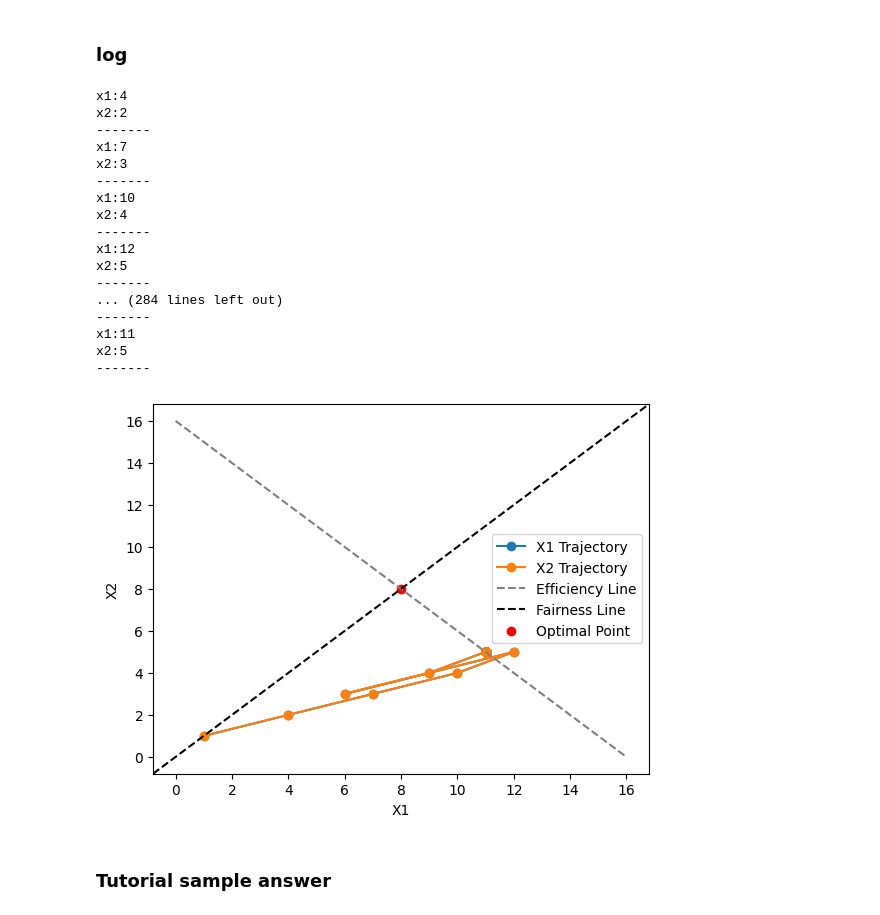
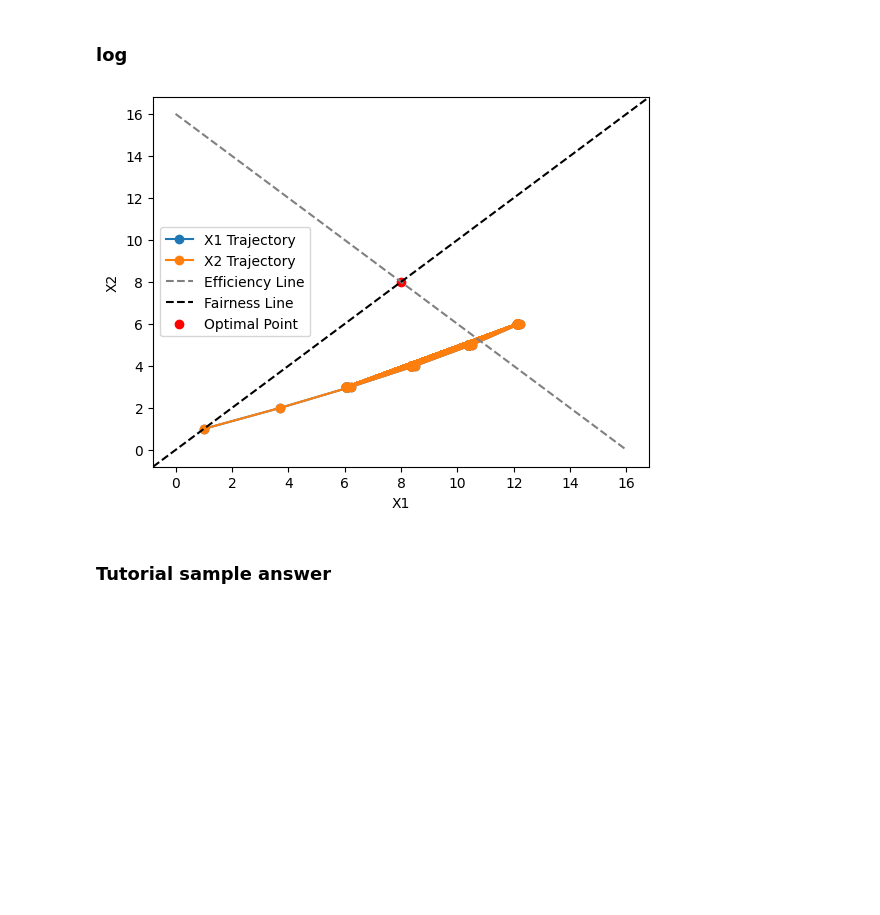
Before and after one commit to Eugene7997/CZ4052_individual_project, a Jupyter notebook: testing.ipynb, the cells around one changed output. Saved outputs shown, nothing was run; the diff lists cells and outputs as text; code cells hidden in the pictures; blank space fills up the shorter version.

```diff
--- a/testing.ipynb
+++ b/testing.ipynb
@@ -294,67 +333,42 @@ for _ in range(num_steps):
     x1 = X1_values[-1]
     x2 = X2_values[-1]
 
-    if x1 + x2 < X_goal:
+    if x1 + x2 <= X_goal:
         # Underloaded: Apply additive increase
-        if x1 <= 0:
-            x1 = 1
+        # if x1 <= 0:
+        #     x1 = 1
         x1 = x1 + np.log(X_goal-x1)
         x2 = x2 + 1
 
-    elif x1 + x2 > X_goal:
+    else:
         # Overloaded: Apply multiplicative decrease
         x1 = x1 * exponent1
         x2 = x2 * exponent2
-
-    x1 = math.ceil(x1)
-    x2 = math.ceil(x2)
-
-    print(f"x1:{x1}")
-    print(f"x2:{x2}")
-    print(f"-------")
-
 
     X1_values.append(x1)
     X2_values.append(x2)
 
 # Plot the trajectory
 plt.plot(X1_values, X2_values, marker='o', label='X1 Trajectory')
 plt.plot(X1_values, X2_values, marker='o', label='X2 Trajectory')
 plt.plot(np.arange(0, X_goal+1), X_goal - np.arange(0, X_goal+1), linestyle='--', color='gray', label='Efficiency Line')
 # plt.plot(range(num_steps + 1), fairness_values, marker='o', label='Fairness')
 plt.axline((0, 0), slope=1, linestyle='--', color='black', label='Fairness Line')
 
 # Mark the optimal point
 plt.scatter([X_goal / 2], [X_goal / 2], color='red', label='Optimal Point')
 
 # Add labels and legend
 plt.xlabel('X1')
 plt.ylabel('X2')
 # plt.xlim([0,10])
 # plt.ylim([0,10])
 plt.legend()
 
 # Show the plot
 plt.show()
 # %% [output]
-x1:4
-x2:2
--------
-x1:7
-x2:3
--------
-x1:10
-x2:4
--------
-x1:12
-x2:5
--------
-... (284 lines left out)
--------
-x1:11
-x2:5
--------
-[figure, old version]
+[figure, new version]
 # %% [markdown]
 ### Tutorial sample answer
 # %%
```
Also changed, not shown: parts of 22 cells of this notebook.
